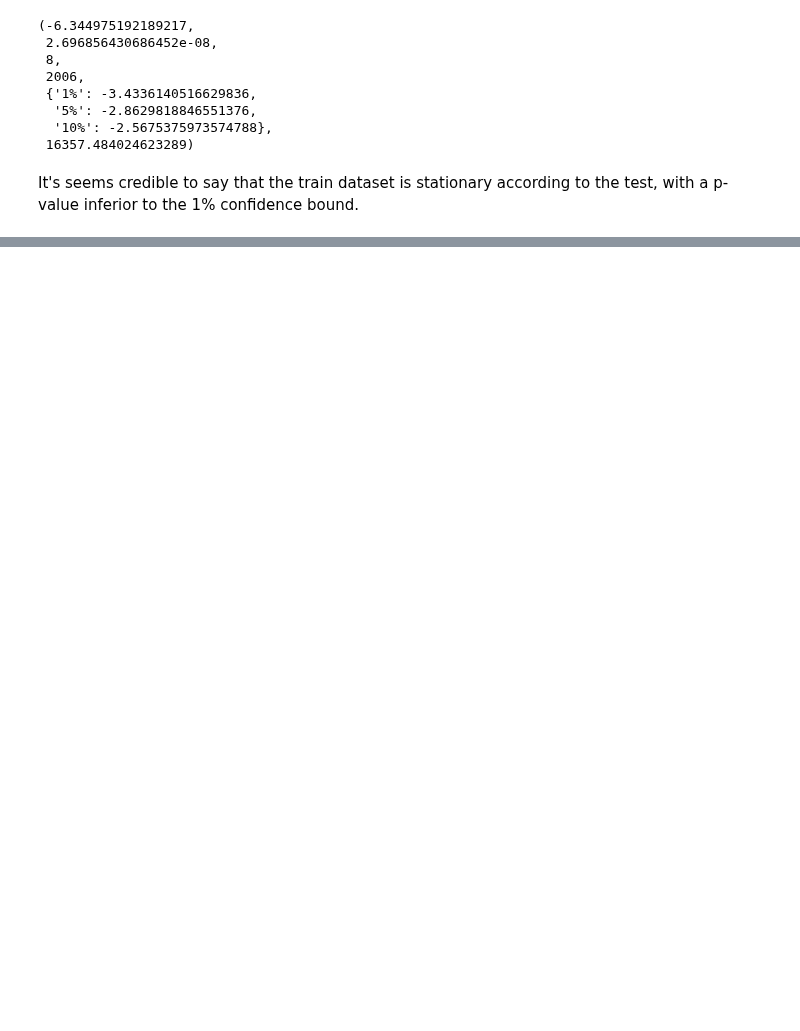
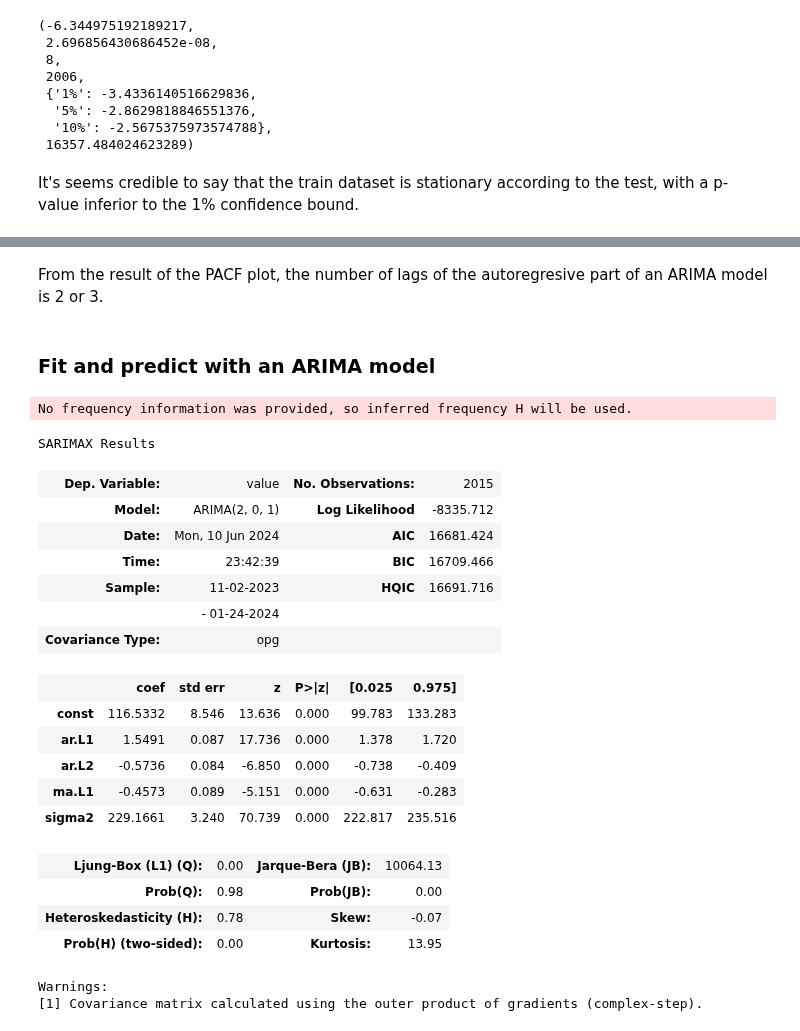
Before and after one commit to DridrM/renewable-energy-forecast, a Jupyter notebook: notebooks/training/training_with_SARIMA.ipynb, the cells around one changed output, grey strips where cells are left out. Drawn from its saved outputs; the diff is of its cells as text; code cells hidden in the pictures; blank space fills up the shorter version.

```diff
--- a/notebooks/training/training_with_SARIMA.ipynb
+++ b/notebooks/training/training_with_SARIMA.ipynb
@@ -174,0 +204,30 @@ It's seems credible to say that the train dataset is stationary according to the
+# %% [markdown]
+From the result of the PACF plot, the number of lags of the autoregresive part of an ARIMA model is 2 or 3.
+# %% [markdown]
+### Fit and predict with an ARIMA model
+# %%
+# Fit the ARIMA model with the choosen parameters
+arima = ARIMA(gen_data_train, order = (2, 0, 1), freq = 'H').fit()
+arima.summary()
+# %% [output]
+No frequency information was provided, so inferred frequency H will be used.
+SARIMAX Results
+| Dep. Variable: | value | No. Observations: | 2015 |
+| Model: | ARIMA(2, 0, 1) | Log Likelihood | -8335.712 |
+| Date: | Mon, 10 Jun 2024 | AIC | 16681.424 |
+| Time: | 23:42:39 | BIC | 16709.466 |
+| Sample: | 11-02-2023 | HQIC | 16691.716 |
+|  | - 01-24-2024 |  |  |
+| Covariance Type: | opg |  |  |
+|  | coef | std err | z | P>|z| | [0.025 | 0.975] |
+| const | 116.5332 | 8.546 | 13.636 | 0.000 | 99.783 | 133.283 |
+| ar.L1 | 1.5491 | 0.087 | 17.736 | 0.000 | 1.378 | 1.720 |
+| ar.L2 | -0.5736 | 0.084 | -6.850 | 0.000 | -0.738 | -0.409 |
+| ma.L1 | -0.4573 | 0.089 | -5.151 | 0.000 | -0.631 | -0.283 |
+| sigma2 | 229.1661 | 3.240 | 70.739 | 0.000 | 222.817 | 235.516 |
+| Ljung-Box (L1) (Q): | 0.00 | Jarque-Bera (JB): | 10064.13 |
+| Prob(Q): | 0.98 | Prob(JB): | 0.00 |
+| Heteroskedasticity (H): | 0.78 | Skew: | -0.07 |
+| Prob(H) (two-sided): | 0.00 | Kurtosis: | 13.95 |
+Warnings:
+[1] Covariance matrix calculated using the outer product of gradients (complex-step).
```
Also changed, not shown: parts of 11 cells of this notebook, 1 other file.
